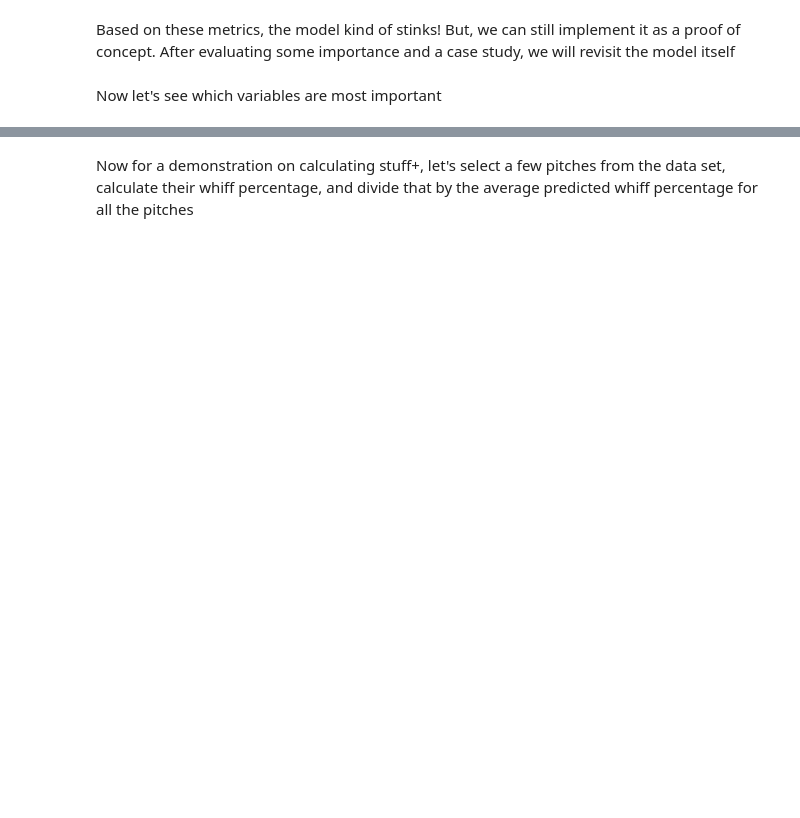
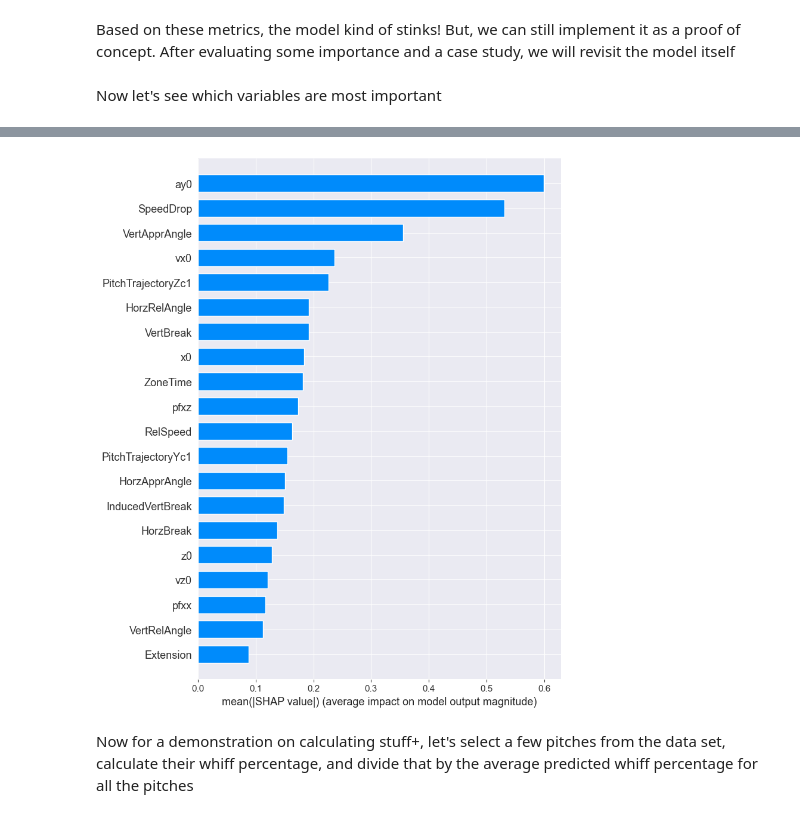
Before and after one commit to charlesbenfer/stuff_plus, a Jupyter notebook: data_analysis/fastball_xgboost.ipynb, the cells around one changed output, grey strips where cells are left out. Cells and saved outputs as stored; diff of their text form; code cells hidden in the pictures; blank space fills up the shorter version.

```diff
--- a/data_analysis/fastball_xgboost.ipynb
+++ b/data_analysis/fastball_xgboost.ipynb
@@ -183,3 +195,7 @@ xgboost.plot_importance(model, max_num_features=20)
+# %%
+shap.summary_plot(shap_values, X_train, feature_names=X_train.columns, plot_type='bar')
+# %% [output]
+[figure, added]
 # %% [markdown]
 Now for a demonstration on calculating stuff+, let's select a few pitches from the data set, calculate their whiff percentage, and divide that by the average predicted whiff percentage for all the pitches
 # %%
```
Also changed, not shown: parts of 18 cells of this notebook, 4 other files.
